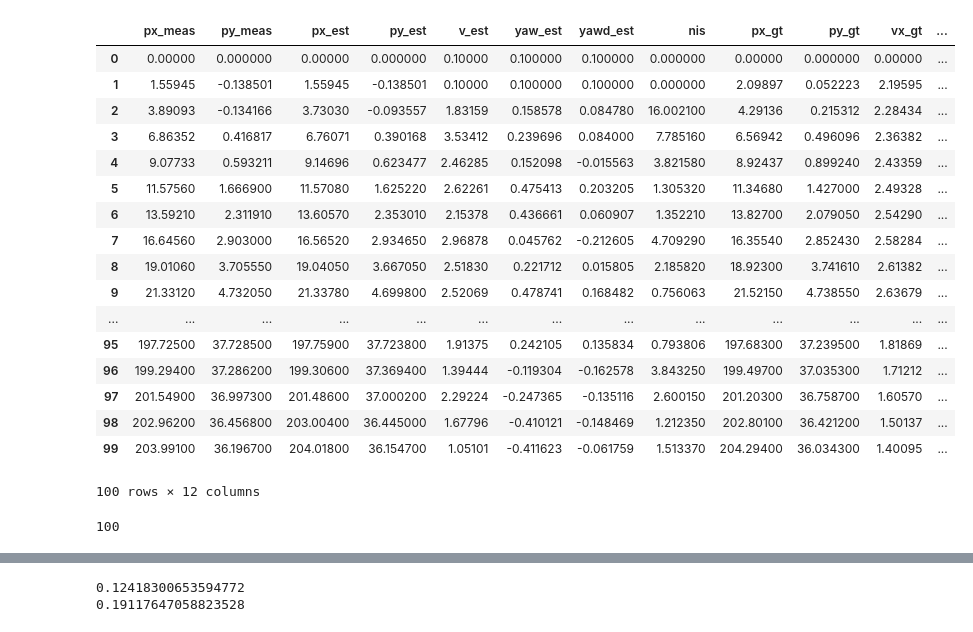
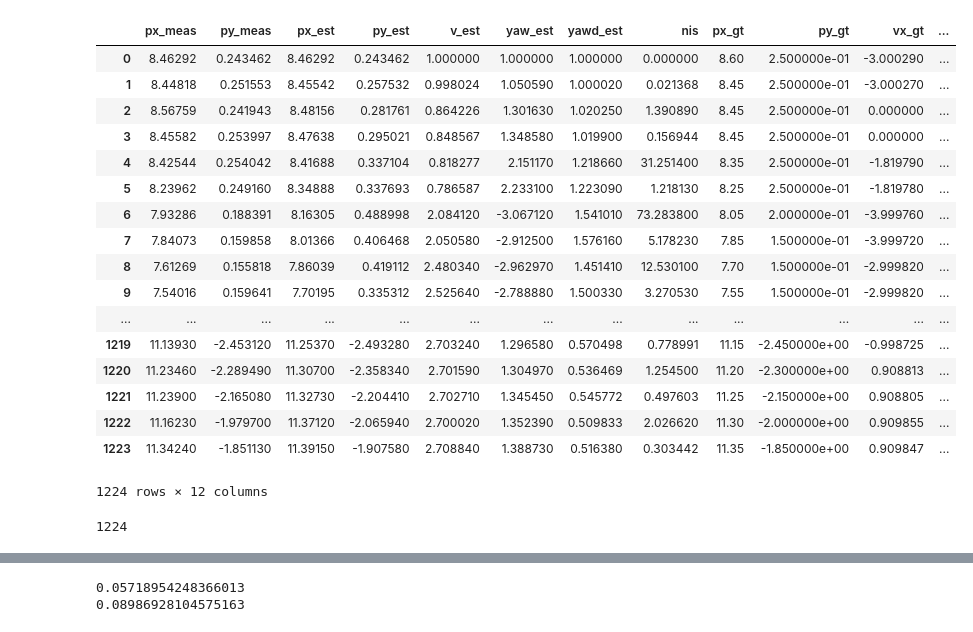
Before and after one commit to overtane/udacity-carnd-p7, a Jupyter notebook: ukf-visualization.ipynb, the cells around one changed output, grey strips where cells are left out. Drawn from its saved outputs; the diff is of its cells as text; code cells hidden in the pictures.

```diff
--- a/ukf-visualization.ipynb
+++ b/ukf-visualization.ipynb
@@ -3,40 +3,40 @@
 # %%
 import plotly.offline as py
 from plotly.graph_objs import *
 import pandas as pd
 import math
 py.init_notebook_mode()
 
 my_cols=[ 'px_meas','py_meas','px_est','py_est','v_est','yaw_est','yawd_est', 'nis', 'px_gt','py_gt','vx_gt','vy_gt']
-with open('../../../P7/CarND-Unscented-Kalman-Filter-Project/output/data2_lidar.txt') as f:
+with open('../udacity-carnd-p7/build/t1.txt') as f:
     table_ukf_output = pd.read_table(f, sep='\t', header=None, names=my_cols, lineterminator='\n')
 
 
 table_ukf_output
 # %% [output]
 [interactive output not drawn]
 |  | px_meas | py_meas | px_est | py_est | v_est | yaw_est | yawd_est | nis | px_gt | py_gt | vx_gt | ... |
-| 0 | 0.00000 | 0.000000 | 0.00000 | 0.000000 | 0.10000 | 0.100000 | 0.100000 | 0.000000 | 0.00000 | 0.000000 | 0.00000 | ... |
-| 1 | 1.55945 | -0.138501 | 1.55945 | -0.138501 | 0.10000 | 0.100000 | 0.100000 | 0.000000 | 2.09897 | 0.052223 | 2.19595 | ... |
-| 2 | 3.89093 | -0.134166 | 3.73030 | -0.093557 | 1.83159 | 0.158578 | 0.084780 | 16.002100 | 4.29136 | 0.215312 | 2.28434 | ... |
-| 3 | 6.86352 | 0.416817 | 6.76071 | 0.390168 | 3.53412 | 0.239696 | 0.084000 | 7.785160 | 6.56942 | 0.496096 | 2.36382 | ... |
-| 4 | 9.07733 | 0.593211 | 9.14696 | 0.623477 | 2.46285 | 0.152098 | -0.015563 | 3.821580 | 8.92437 | 0.899240 | 2.43359 | ... |
-| 5 | 11.57560 | 1.666900 | 11.57080 | 1.625220 | 2.62261 | 0.475413 | 0.203205 | 1.305320 | 11.34680 | 1.427000 | 2.49328 | ... |
-| 6 | 13.59210 | 2.311910 | 13.60570 | 2.353010 | 2.15378 | 0.436661 | 0.060907 | 1.352210 | 13.82700 | 2.079050 | 2.54290 | ... |
-| 7 | 16.64560 | 2.903000 | 16.56520 | 2.934650 | 2.96878 | 0.045762 | -0.212605 | 4.709290 | 16.35540 | 2.852430 | 2.58284 | ... |
-| 8 | 19.01060 | 3.705550 | 19.04050 | 3.667050 | 2.51830 | 0.221712 | 0.015805 | 2.185820 | 18.92300 | 3.741610 | 2.61382 | ... |
-| 9 | 21.33120 | 4.732050 | 21.33780 | 4.699800 | 2.52069 | 0.478741 | 0.168482 | 0.756063 | 21.52150 | 4.738550 | 2.63679 | ... |
+| 0 | 8.46292 | 0.243462 | 8.46292 | 0.243462 | 1.000000 | 1.000000 | 1.000000 | 0.000000 | 8.60 | 2.500000e-01 | -3.000290 | ... |
+| 1 | 8.44818 | 0.251553 | 8.45542 | 0.257532 | 0.998024 | 1.050590 | 1.000020 | 0.021368 | 8.45 | 2.500000e-01 | -3.000270 | ... |
+| 2 | 8.56759 | 0.241943 | 8.48156 | 0.281761 | 0.864226 | 1.301630 | 1.020250 | 1.390890 | 8.45 | 2.500000e-01 | 0.000000 | ... |
+| 3 | 8.45582 | 0.253997 | 8.47638 | 0.295021 | 0.848567 | 1.348580 | 1.019900 | 0.156944 | 8.45 | 2.500000e-01 | 0.000000 | ... |
+| 4 | 8.42544 | 0.254042 | 8.41688 | 0.337104 | 0.818277 | 2.151170 | 1.218660 | 31.251400 | 8.35 | 2.500000e-01 | -1.819790 | ... |
+| 5 | 8.23962 | 0.249160 | 8.34888 | 0.337693 | 0.786587 | 2.233100 | 1.223090 | 1.218130 | 8.25 | 2.500000e-01 | -1.819780 | ... |
+| 6 | 7.93286 | 0.188391 | 8.16305 | 0.488998 | 2.084120 | -3.067120 | 1.541010 | 73.283800 | 8.05 | 2.000000e-01 | -3.999760 | ... |
+| 7 | 7.84073 | 0.159858 | 8.01366 | 0.406468 | 2.050580 | -2.912500 | 1.576160 | 5.178230 | 7.85 | 1.500000e-01 | -3.999720 | ... |
+| 8 | 7.61269 | 0.155818 | 7.86039 | 0.419112 | 2.480340 | -2.962970 | 1.451410 | 12.530100 | 7.70 | 1.500000e-01 | -2.999820 | ... |
+| 9 | 7.54016 | 0.159641 | 7.70195 | 0.335312 | 2.525640 | -2.788880 | 1.500330 | 3.270530 | 7.55 | 1.500000e-01 | -2.999820 | ... |
 | ... | ... | ... | ... | ... | ... | ... | ... | ... | ... | ... | ... | ... |
-| 95 | 197.72500 | 37.728500 | 197.75900 | 37.723800 | 1.91375 | 0.242105 | 0.135834 | 0.793806 | 197.68300 | 37.239500 | 1.81869 | ... |
-| 96 | 199.29400 | 37.286200 | 199.30600 | 37.369400 | 1.39444 | -0.119304 | -0.162578 | 3.843250 | 199.49700 | 37.035300 | 1.71212 | ... |
-| 97 | 201.54900 | 36.997300 | 201.48600 | 37.000200 | 2.29224 | -0.247365 | -0.135116 | 2.600150 | 201.20300 | 36.758700 | 1.60570 | ... |
-| 98 | 202.96200 | 36.456800 | 203.00400 | 36.445000 | 1.67796 | -0.410121 | -0.148469 | 1.212350 | 202.80100 | 36.421200 | 1.50137 | ... |
-| 99 | 203.99100 | 36.196700 | 204.01800 | 36.154700 | 1.05101 | -0.411623 | -0.061759 | 1.513370 | 204.29400 | 36.034300 | 1.40095 | ... |
+| 1219 | 11.13930 | -2.453120 | 11.25370 | -2.493280 | 2.703240 | 1.296580 | 0.570498 | 0.778991 | 11.15 | -2.450000e+00 | -0.998725 | ... |
+| 1220 | 11.23460 | -2.289490 | 11.30700 | -2.358340 | 2.701590 | 1.304970 | 0.536469 | 1.254500 | 11.20 | -2.300000e+00 | 0.908813 | ... |
+| 1221 | 11.23900 | -2.165080 | 11.32730 | -2.204410 | 2.702710 | 1.345450 | 0.545772 | 0.497603 | 11.25 | -2.150000e+00 | 0.908805 | ... |
+| 1222 | 11.16230 | -1.979700 | 11.37120 | -2.065940 | 2.700020 | 1.352390 | 0.509833 | 2.026620 | 11.30 | -2.000000e+00 | 0.909855 | ... |
+| 1223 | 11.34240 | -1.851130 | 11.39150 | -1.907580 | 2.708840 | 1.388730 | 0.516380 | 0.303442 | 11.35 | -1.850000e+00 | 0.909847 | ... |
-100 rows × 12 columns
+1224 rows × 12 columns
 # %%
 print(table_ukf_output.shape[0])
 # %% [output]
-100
+1224
 # %%
 import plotly.offline as py
 from plotly.graph_objs import *
@@ -187,5 +187,5 @@ print(a.shape[0]/table_ukf_output.shape[0])
 b=table_ukf_output[table_ukf_output['nis']>5.991]
 print(b.shape[0]/table_ukf_output.shape[0])
 # %% [output]
-0.12418300653594772
-0.19117647058823528
+0.05718954248366013
+0.08986928104575163
```
Also changed, not shown: 6 other files.
